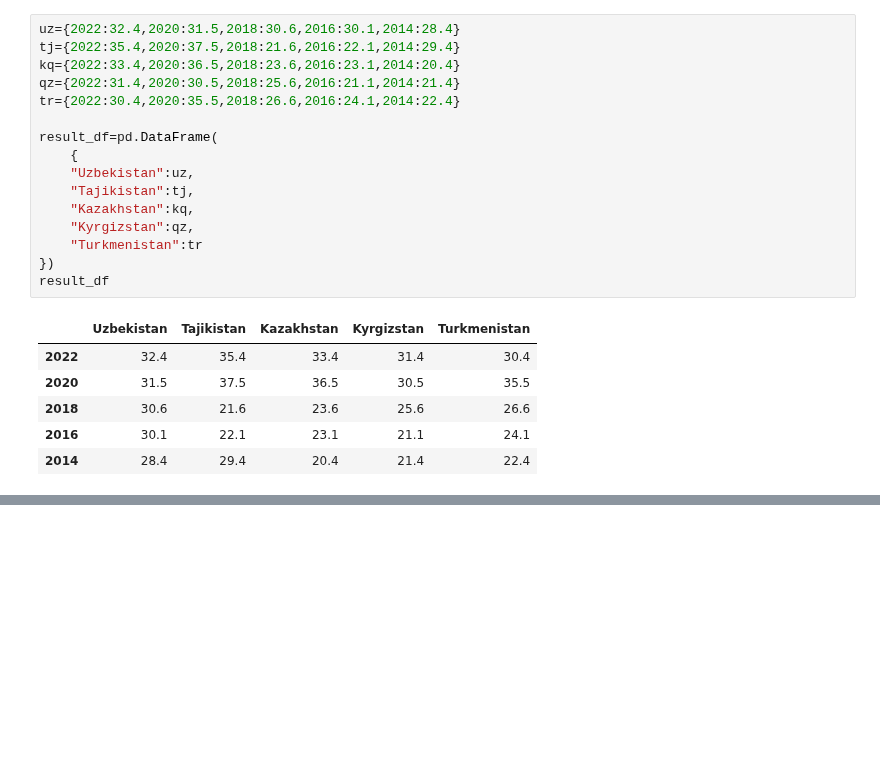
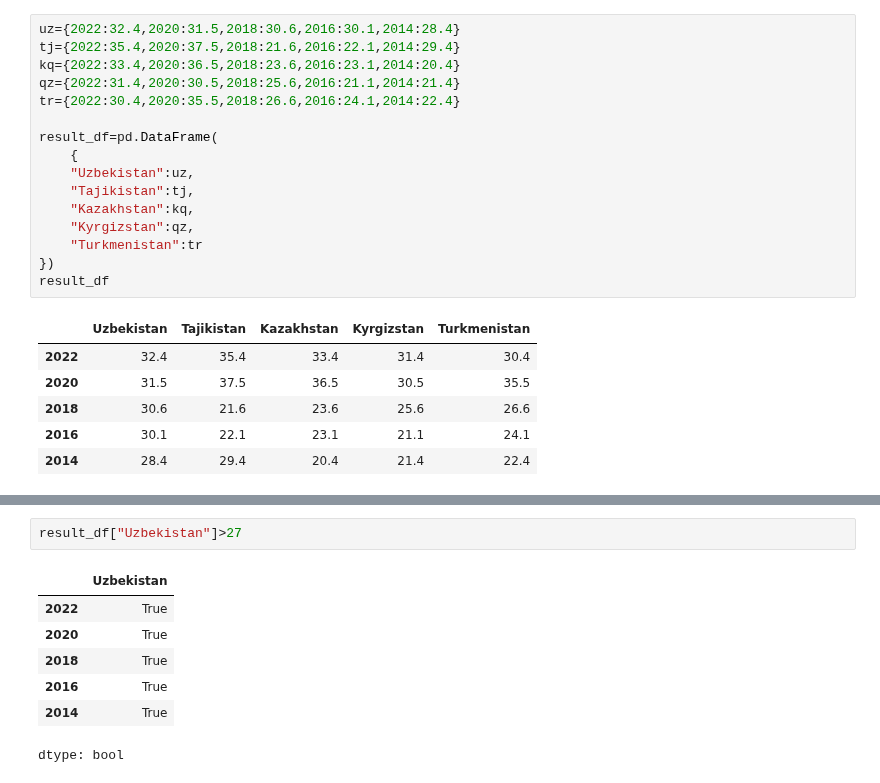
Before and after one commit to baxronovferuz1/DataScience_Np, a Jupyter notebook: Numpy_Pandas_practice.ipynb, the cells around one changed output, grey strips where cells are left out. Drawn from its saved outputs; the diff is of its cells as text; blank space fills up the shorter version.

```diff
--- a/Numpy_Pandas_practice.ipynb
+++ b/Numpy_Pandas_practice.ipynb
@@ -860,0 +890,10 @@ result_df
+# %%
+result_df["Uzbekistan"]>27
+# %% [output]
+|  | Uzbekistan |
+| 2022 | True |
+| 2020 | True |
+| 2018 | True |
+| 2016 | True |
+| 2014 | True |
+dtype: bool
```
Also changed, not shown: parts of 6 cells of this notebook.
